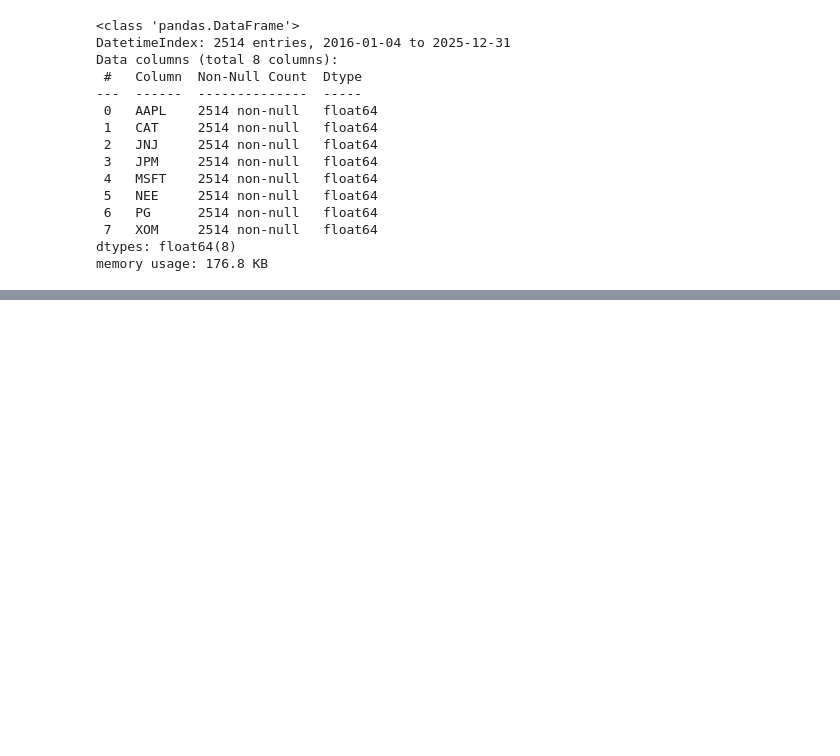
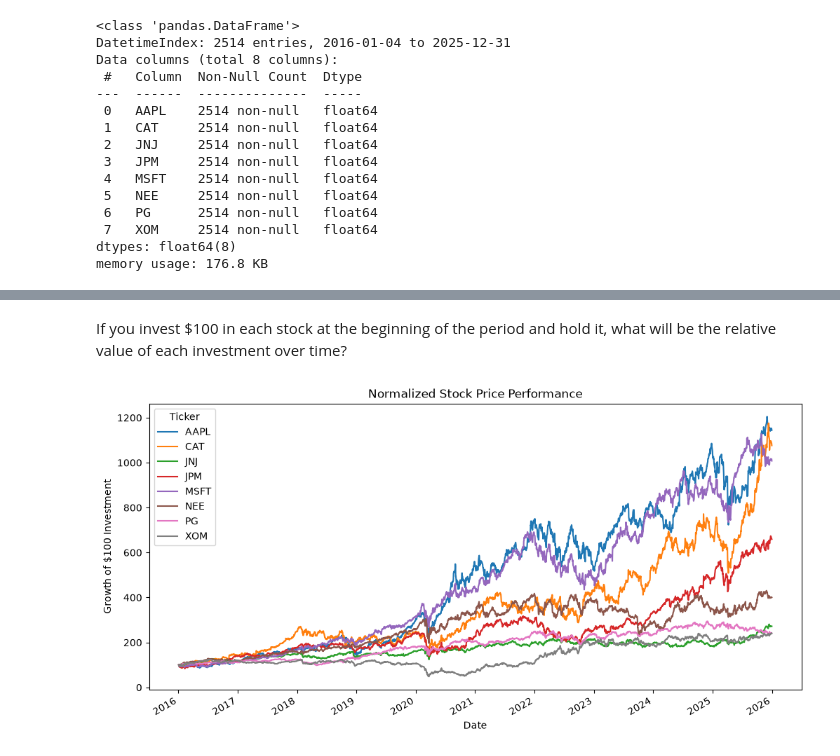
Before and after one commit to tumlumtala1610-creator/portfolio-optimization, a Jupyter notebook: notebooks/01_data_exploration.ipynb, the cells around one changed output, grey strips where cells are left out. Saved outputs shown, nothing was run; the diff lists cells and outputs as text; code cells hidden in the pictures; blank space fills up the shorter version.

```diff
--- a/notebooks/01_data_exploration.ipynb
+++ b/notebooks/01_data_exploration.ipynb
@@ -72,0 +107,13 @@ memory usage: 176.8 KB
+# %%
+normalized_prices = prices / prices.iloc[0] * 100
+# %% [markdown]
+If you invest $100 in each stock at the beginning of the period and hold it, what will be the relative value of each investment over time?
+# %%
+normalized_prices.plot(figsize=(12, 6))
+plt.title("Normalized Stock Price Performance")
+plt.xlabel("Date")
+plt.ylabel("Growth of $100 Investment")
+plt.legend(title="Ticker")
+plt.show()
+# %% [output]
+[figure, added]
```
Also changed, not shown: parts of 10 cells of this notebook.
